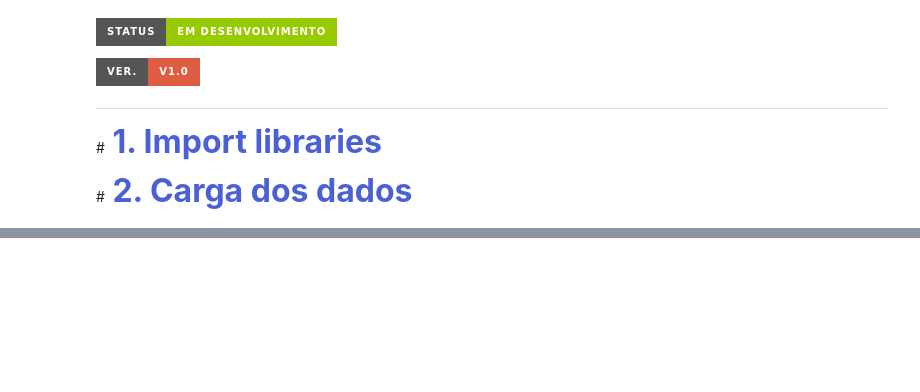
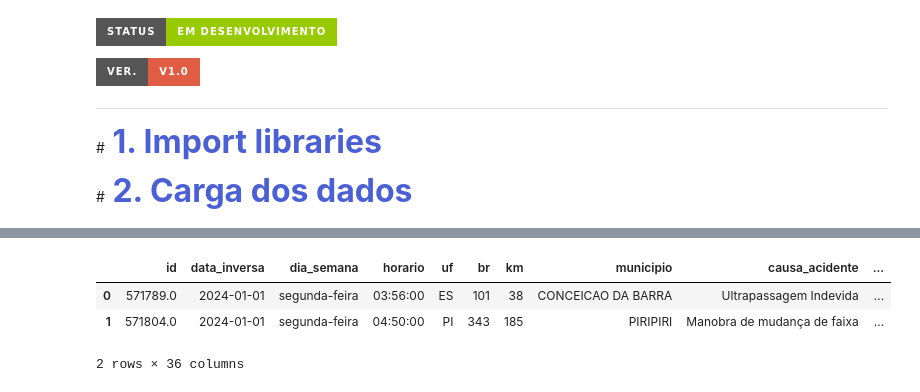
Before and after one commit to gabrielmprata/acidentes_transito, a Jupyter notebook: Acidentes_Rodoviarios_DataViz.ipynb, the cells around one changed output, grey strips where cells are left out. Drawn from its saved outputs; the diff is of its cells as text; code cells hidden in the pictures; badges without logos; blank space fills up the shorter version.

```diff
--- a/Acidentes_Rodoviarios_DataViz.ipynb
+++ b/Acidentes_Rodoviarios_DataViz.ipynb
@@ -71,0 +56,8 @@ df_acidentes
+# %%
+# Valida carga
+df_acidentes.head(2)
+# %% [output]
+|  | id | data_inversa | dia_semana | horario | uf | br | km | municipio | causa_acidente | ... |
+| 0 | 571789.0 | 2024-01-01 | segunda-feira | 03:56:00 | ES | 101 | 38 | CONCEICAO DA BARRA | Ultrapassagem Indevida | ... |
+| 1 | 571804.0 | 2024-01-01 | segunda-feira | 04:50:00 | PI | 343 | 185 | PIRIPIRI | Manobra de mudança de faixa | ... |
+2 rows × 36 columns
```
Also changed, not shown: parts of 7 cells of this notebook.
